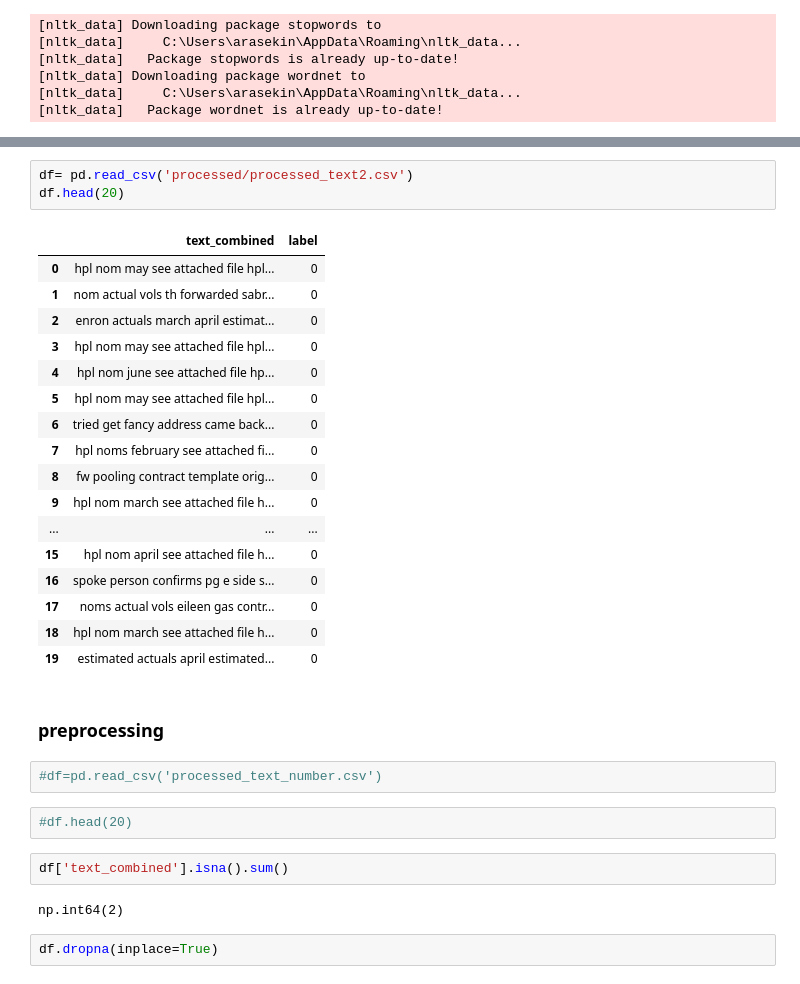
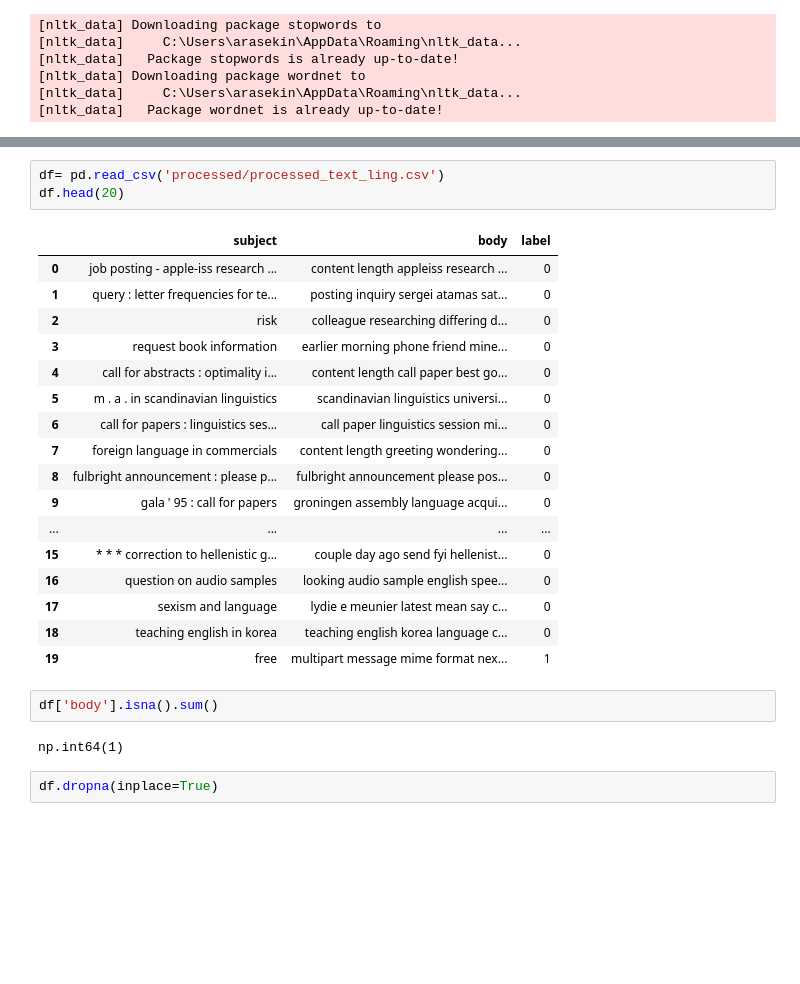
Before and after one commit to mohnfeld/spam_detector, a Jupyter notebook: eda.ipynb, the cells around one changed output, grey strips where cells are left out. Saved outputs shown, nothing was run; the diff lists cells and outputs as text; blank space fills up the shorter version.

```diff
--- a/eda.ipynb
+++ b/eda.ipynb
@@ -166,36 +170,30 @@ df.to_csv('processed/processed_text2.csv', index=False)
 # %% [output]
 "\ndef text_preprocess(ds: pd.Series) -> pd.Series:\n    ds = ds.str.lower()\n    ds = ds.str.replace(r'[^a-zA-Z\\s]+', '', regex=True)\n    ds = ds.str.split()\n    ds = ds.apply(lambda x: [word for  ...
 # %%
-df= pd.read_csv('processed/processed_text2.csv')
+df= pd.read_csv('processed/processed_text_ling.csv')
 df.head(20)
 # %% [output]
-|  | text_combined | label |
-| 0 | hpl nom may see attached file hpl... | 0 |
-| 1 | nom actual vols th forwarded sabr... | 0 |
-| 2 | enron actuals march april estimat... | 0 |
-| 3 | hpl nom may see attached file hpl... | 0 |
-| 4 | hpl nom june see attached file hp... | 0 |
-| 5 | hpl nom may see attached file hpl... | 0 |
-| 6 | tried get fancy address came back... | 0 |
-| 7 | hpl noms february see attached fi... | 0 |
-| 8 | fw pooling contract template orig... | 0 |
-| 9 | hpl nom march see attached file h... | 0 |
-| ... | ... | ... |
-| 15 | hpl nom april see attached file h... | 0 |
-| 16 | spoke person confirms pg e side s... | 0 |
-| 17 | noms actual vols eileen gas contr... | 0 |
-| 18 | hpl nom march see attached file h... | 0 |
-| 19 | estimated actuals april estimated... | 0 |
+|  | subject | body | label |
+| 0 | job posting - apple-iss research ... | content length appleiss research ... | 0 |
+| 1 | query : letter frequencies for te... | posting inquiry sergei atamas sat... | 0 |
+| 2 | risk | colleague researching differing d... | 0 |
+| 3 | request book information | earlier morning phone friend mine... | 0 |
+| 4 | call for abstracts : optimality i... | content length call paper best go... | 0 |
+| 5 | m . a . in scandinavian linguistics | scandinavian linguistics universi... | 0 |
+| 6 | call for papers : linguistics ses... | call paper linguistics session mi... | 0 |
+| 7 | foreign language in commercials | content length greeting wondering... | 0 |
+| 8 | fulbright announcement : please p... | fulbright announcement please pos... | 0 |
+| 9 | gala ' 95 : call for papers | groningen assembly language acqui... | 0 |
+| ... | ... | ... | ... |
+| 15 | * * * correction to hellenistic g... | couple day ago send fyi hellenist... | 0 |
+| 16 | question on audio samples | looking audio sample english spee... | 0 |
+| 17 | sexism and language | lydie e meunier latest mean say c... | 0 |
+| 18 | teaching english in korea | teaching english korea language c... | 0 |
+| 19 | free | multipart message mime format nex... | 1 |
-# %% [markdown]
-### preprocessing
-# %%
-#df=pd.read_csv('processed_text_number.csv')
-# %%
-#df.head(20)
 # %%
-df['text_combined'].isna().sum()
+df['body'].isna().sum()
 # %% [output]
-np.int64(2)
+np.int64(1)
 # %%
 df.dropna(inplace=True)
 # %%
```
Also changed, not shown: parts of 27 cells of this notebook, 3 other files.
